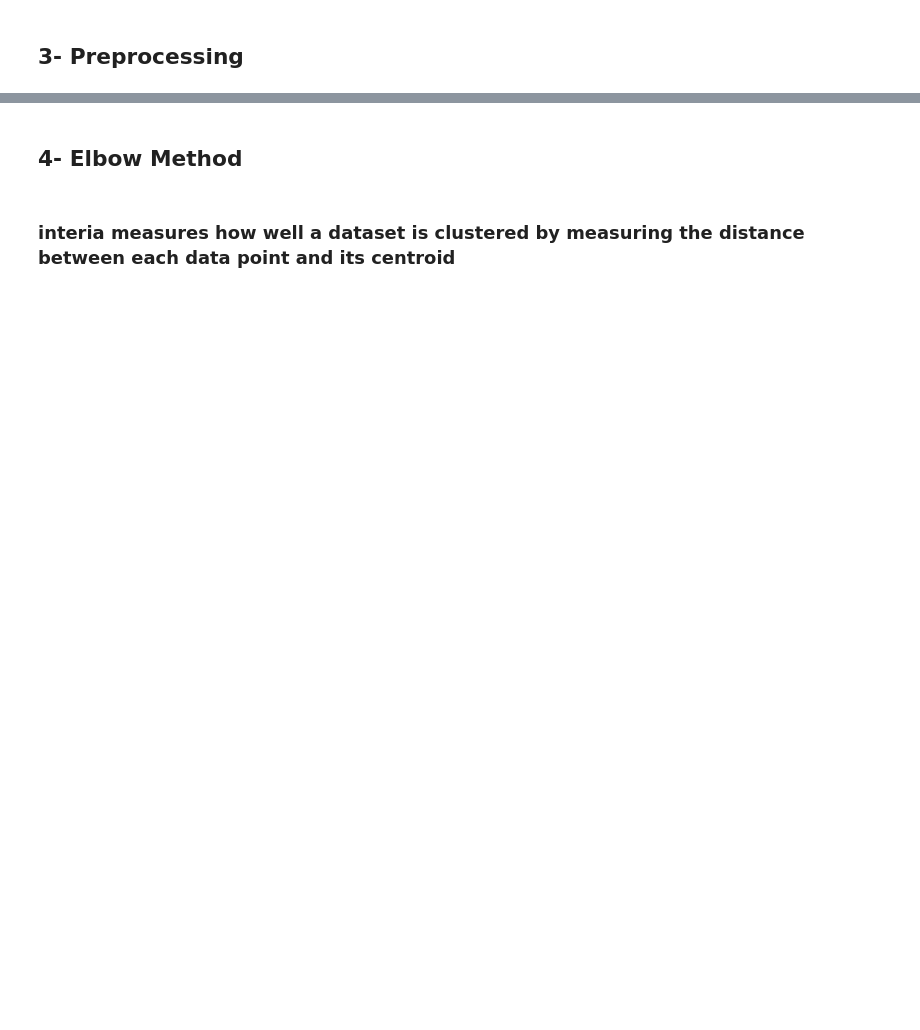
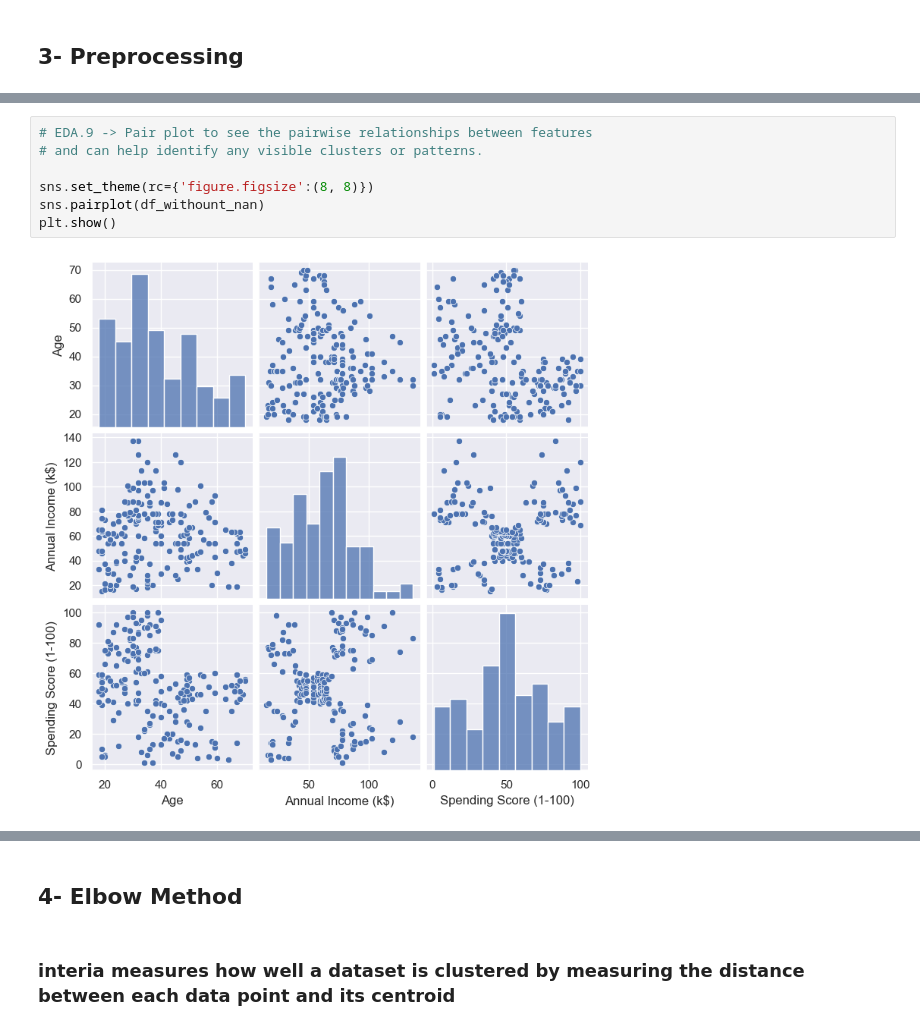
Before and after one commit to SRDsara/Customer-Segmentation, a Jupyter notebook: Customer_Clustering_KMeans.ipynb, the cells around one changed output, grey strips where cells are left out. Cells and saved outputs as stored; diff of their text form; blank space fills up the shorter version.

```diff
--- a/Customer_Clustering_KMeans.ipynb
+++ b/Customer_Clustering_KMeans.ipynb
@@ -30,0 +127,9 @@ X = scaler.fit_transform(X)
+# %%
+# EDA.9 -> Pair plot to see the pairwise relationships between features
+# and can help identify any visible clusters or patterns.
+
+sns.set_theme(rc={'figure.figsize':(8, 8)})
+sns.pairplot(df_withount_nan)
+plt.show()
+# %% [output]
+[figure, added]
```
Also changed, not shown: parts of 38 cells of this notebook.
